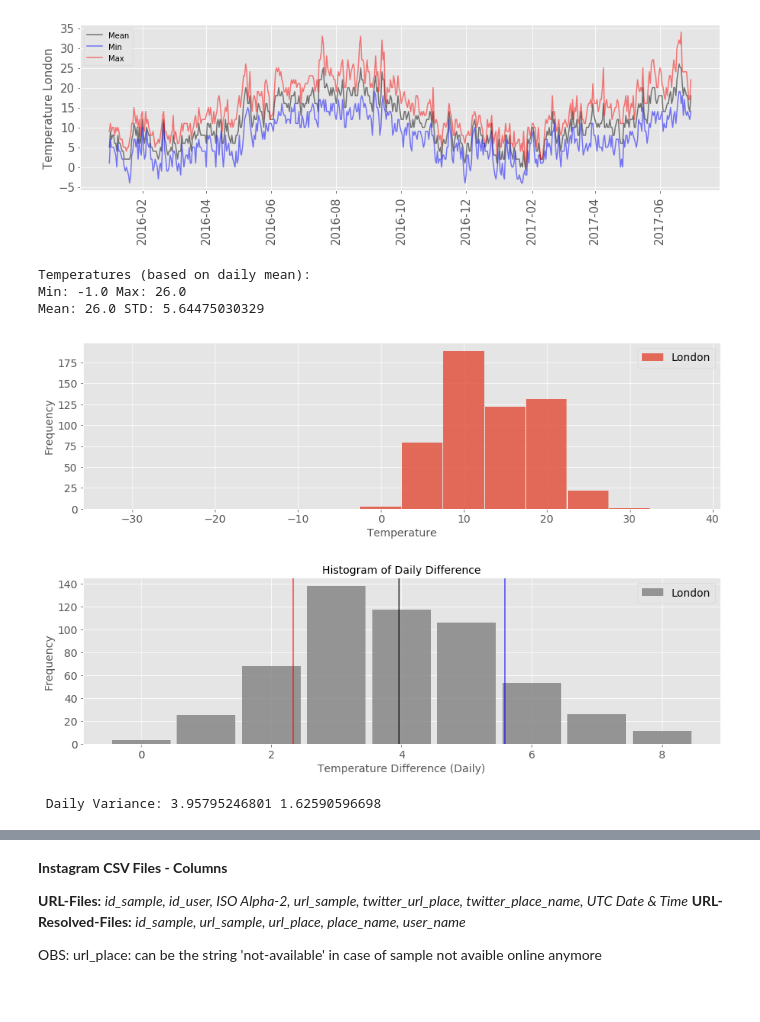
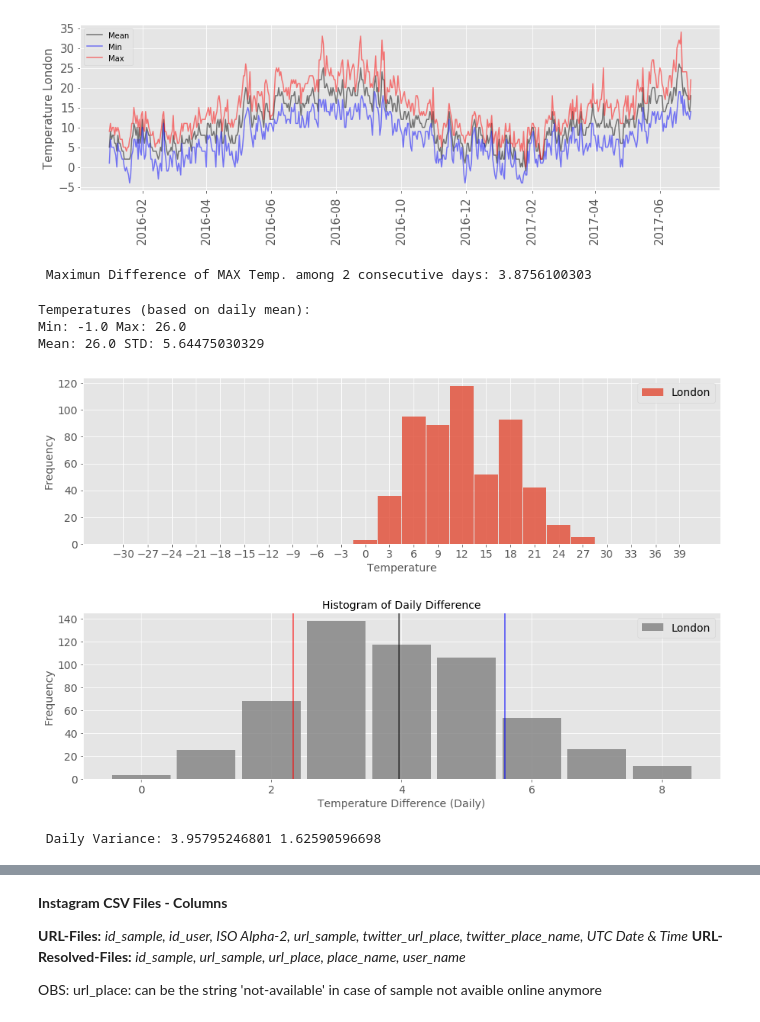
Before and after one commit to leokassio/Spatiotemporal-Data-Analysis, a Jupyter notebook: Analytics.ipynb, the cells around one changed output, grey strips where cells are left out. Saved outputs shown, nothing was run; the diff lists cells and outputs as text; code cells hidden in the pictures.

```diff
--- a/Analytics.ipynb
+++ b/Analytics.ipynb
@@ -44,13 +44,15 @@ print GREEN, city, RESET
 # Weather Data
 Source: Weather Underground - https://www.wunderground.com/weather/api/
 # %%
-weatherFiles = {'New-York':'uweather-new_york.json',
+weatherDir = 'data/weather/'
+weatherFiles = {'New_York':'uweather-new_york.json',
                 'Chicago':'uweather-chicago.json',
                 'London':'uweather-london.json',
                 'Paris':'uweather-paris.json',
-                'Sao-Paulo':'uweather-sao_paulo.json',
+                'Sao_Paulo':'uweather-sao_paulo.json',
                 'Sydney':'uweather-sydney.json',
-                'Tokyo':'uweather-tokyo.json'}
+                'Tokyo':'uweather-tokyo.json',
+               'Istanbul':'uweather-istanbul.json'}
 # %%
 def loadWeatherData(filename, dateKeyPattern='%y-%m-%d'):
     """
@@ -83,3 +85,4 @@ def loadWeatherData(filename, dateKeyPattern='%y-%m-%d'):
         print RED, invalidSamples, 'Invalid samples', RESET
     print GREEN, 'Done!', RESET
     return weatherData
+dataWeather = loadWeatherData(weatherDir + weatherFiles[city])
@@ -86,2 +91,0 @@ def loadWeatherData(filename, dateKeyPattern='%y-%m-%d'):
-# %%
-dataWeather = loadWeatherData(weatherFiles[city])
@@ -112,8 +113,47 @@ def plotWeatherTimeline(dataWeather, city, dateKeyPattern='%y-%m-%d'):
 plotWeatherTimeline(dataWeather, city)
 # %% [output]
 [figure]
+# %%
+def loadSevereTemperatures(dataWeather, mode='mean'):
+    """
+        Search for differences of temperature that
+        exceed the expected among two consecutive days.
+        The mode parameter define if the functions evaluates
+        the mean or max temperature of the day - requires the
+        weather dataset previously loaded.
+    """
+    if mode == 'mean':
+        index = 1
+    else:
+        mode = 'max'
+        index = 2
+    timeline = sorted(dataWeather)
+    diffs = list()
+    for d1, d2 in zip(timeline, timeline[1:]):
+        d = sorted([dataWeather[d1][index], dataWeather[d2][index]])
+        dif = d[1] - d[0]
+        data = (dif, d1, dataWeather[d1][index], d2, dataWeather[d2][index])
+        diffs.append(data)
+
+    data = [abs(d[0]) for d in diffs]
+    stdDif = numpy.std(data)
+    meanDif = numpy.mean(data)
+    maxDiff = meanDif + stdDif
+    print GREEN, 'Maximun Difference of', mode.upper(), 'Temp. among 2 consecutive days:', maxDiff, RESET
+
+    diffs = sorted(diffs, key=lambda k:abs(k[0]), reverse=True)
+    data = list()
+    for dif in diffs:
+        d = abs(dif[0])
+        if d > maxDiff:
+            data.append(dif)
+    return data
+
+dataMaxTemperatures = loadSevereTemperatures(dataWeather, 'max')
+# %% [output]
+ Maximun Difference of MAX Temp. among 2 consecutive days: 3.8756100303
 # %%
-def plotWeatherDeatails(dataWeather, city, scale=5):
+def plotWeatherDetails(dataWeather, city, scale=5):
     """
         Plots the histogram of temperatures rounded
         according to the scale paramenter. Additionally,
@@ -134,41 +174,41 @@ def plotWeatherDeatails(dataWeather, city, scale=5):
     print 'Mean:', details['max'], 'STD:', details['std'], RESET
 
     plt.figure(figsize=(15,4))
-    pdf, edges, = numpy.histogram(data, bins=range(-30, 45, 5))
-    plt.bar(edges[:-1], pdf, width=4.9, alpha=0.8, label=city)
+    pdf, edges, = numpy.histogram(data, bins=range(-30, 45, scale))
+    plt.bar(edges[:-1], pdf, width=scale - 0.1, alpha=0.8, label=city)
     plt.ylabel('Frequency', fontsize=14)
     plt.xlabel('Temperature', fontsize=14)
-    plt.xticks(fontsize=14)
+    plt.xticks(edges[:-1], fontsize=14)
     plt.yticks(fontsize=14)
     plt.legend(fontsize=14)
     plt.show()
 
     plt.figure(figsize=(15,4))
     data = [dataWeather[t][2] - dataWeather[t][1] for t in timeline]
     pdf, edges, = numpy.histogram(data, bins=range(0, 10, 1))
     plt.bar(edges[:-1], pdf, width=0.9, alpha=0.8, label=city, color='gray')
     meanDiff = numpy.mean(data)
     stdDiff = numpy.std(data)
     details['mean-diff'] = meanDiff
     details['std-diff'] = stdDiff
     plt.axvline(details['mean-diff'], color='black', alpha=0.7)
     plt.axvline(details['mean-diff'] + details['std-diff'], color='blue', alpha=0.7)
     plt.axvline(details['mean-diff'] - details['std-diff'], color='red', alpha=0.7)
     plt.title('Histogram of Daily Difference', fontsize=14)
     plt.ylabel('Frequency', fontsize=14)
     plt.xlabel('Temperature Difference (Daily)', fontsize=14)
     plt.xticks(fontsize=14)
     plt.yticks(fontsize=14)
     plt.legend(fontsize=14)
     plt.show()
-    print GREEN, 'Daily Variance:', details['mean-diff'], details['std-diff'], RESET
+    print GREEN, 'Daily Min-Max Variance:', details['mean-diff'], details['std-diff'], RESET
     return details
-weatherDetails = plotWeatherDeatails(dataWeather, city, scale=5)
+weatherDetails = plotWeatherDetails(dataWeather, city, scale=3)
 # %% [output]
 Temperatures (based on daily mean):
 Min: -1.0 Max: 26.0
 Mean: 26.0 STD: 5.64475030329
-[figure, old version]
+[figure, new version]
 [figure]
  Daily Variance: 3.95795246801 1.62590596698
 # %% [markdown]
```
Also changed, not shown: parts of 17 cells of this notebook.
